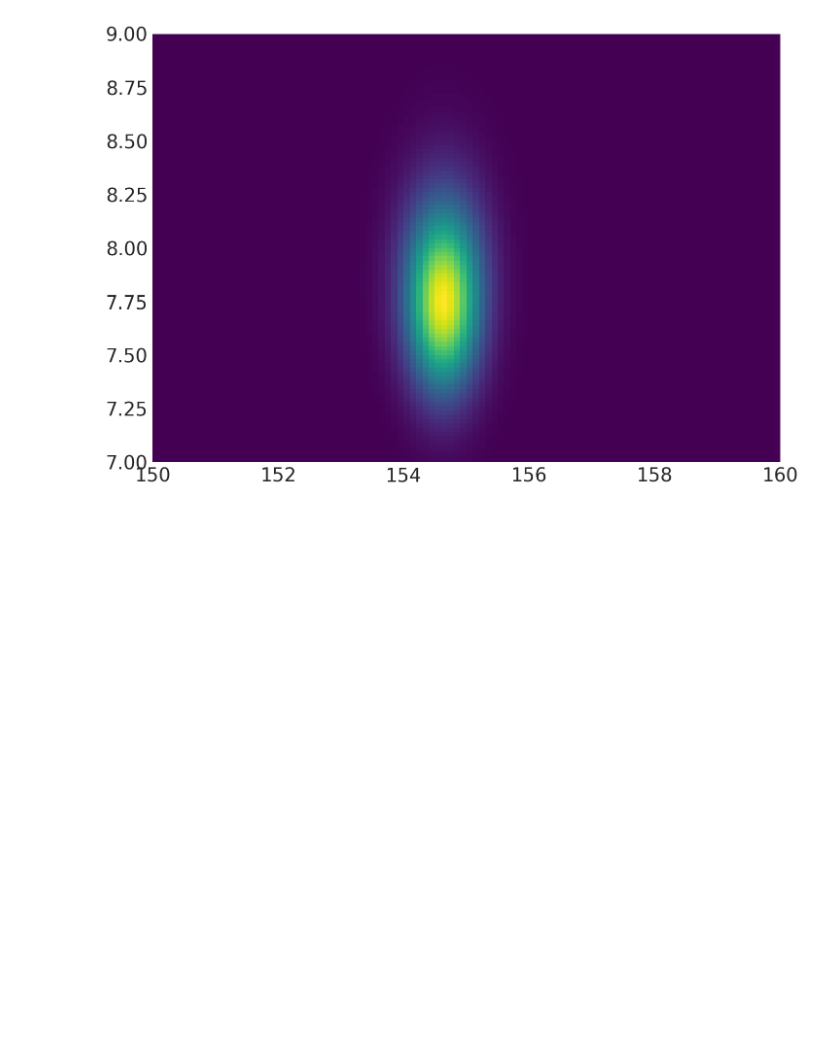
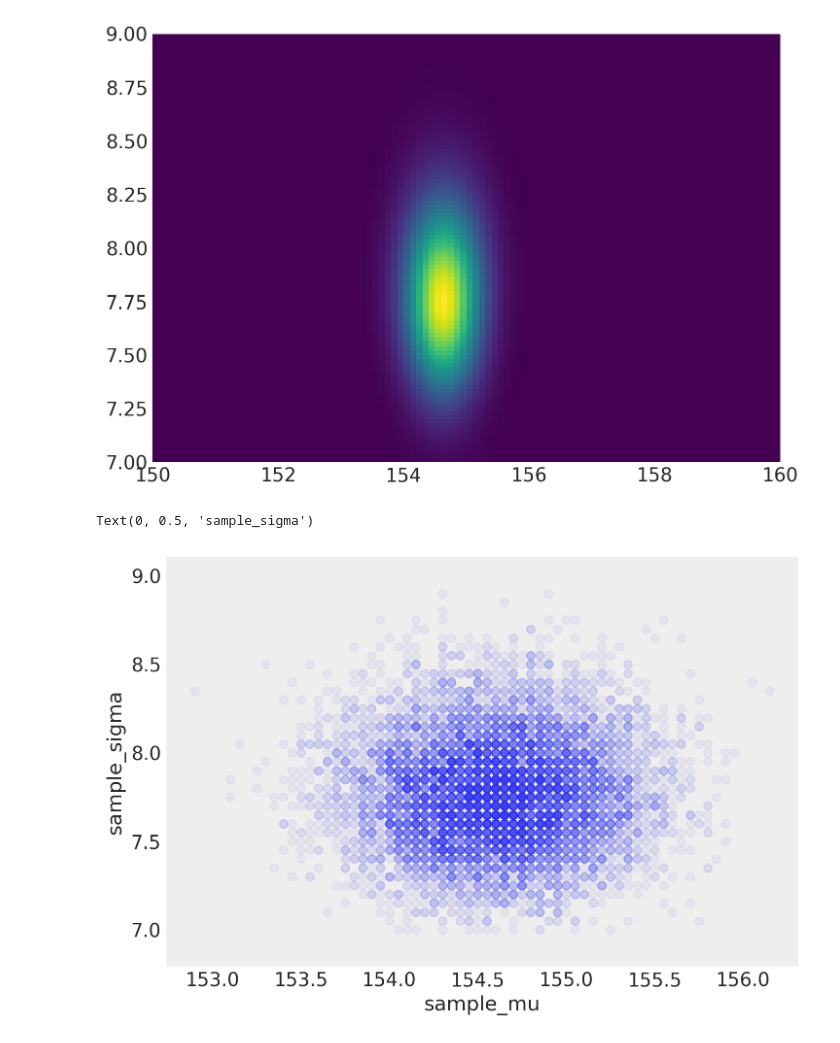
Before and after one commit to styuk/Bayes-Python, a Jupyter notebook: chapter4/chapter4.ipynb, the cells around one changed output. Saved outputs shown, nothing was run; the diff lists cells and outputs as text; code cells hidden in the pictures; blank space fills up the shorter version.

```diff
--- a/chapter4/chapter4.ipynb
+++ b/chapter4/chapter4.ipynb
@@ -266,3 +306,17 @@ ax.imshow(zi, origin = "lower", extent=[150.0, 160.0, 7, 9], aspect="auto")
 ax.grid(False)
 # %% [output]
 [figure]
+# %%
+sample_rows = rng.choice(
+    np.arange(len(post)), size = 10000, replace=True, p=(post_prob/post_prob.sum())
+)
+sample_mu = post[:,0][sample_rows]
+sample_sigma = post[:,1][sample_rows]
+plt.plot(sample_mu, sample_sigma, "o", alpha=0.05)
+plt.axis("equal")
+plt.grid(False)
+plt.xlabel("sample_mu")
+plt.ylabel("sample_sigma")
+# %% [output]
+Text(0, 0.5, 'sample_sigma')
+[figure, added]
```
Also changed, not shown: parts of 10 cells of this notebook.
